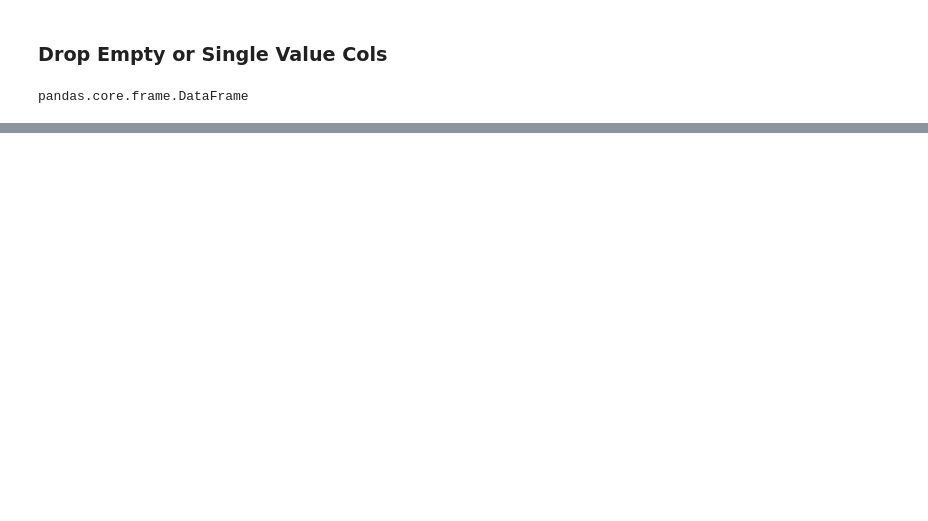
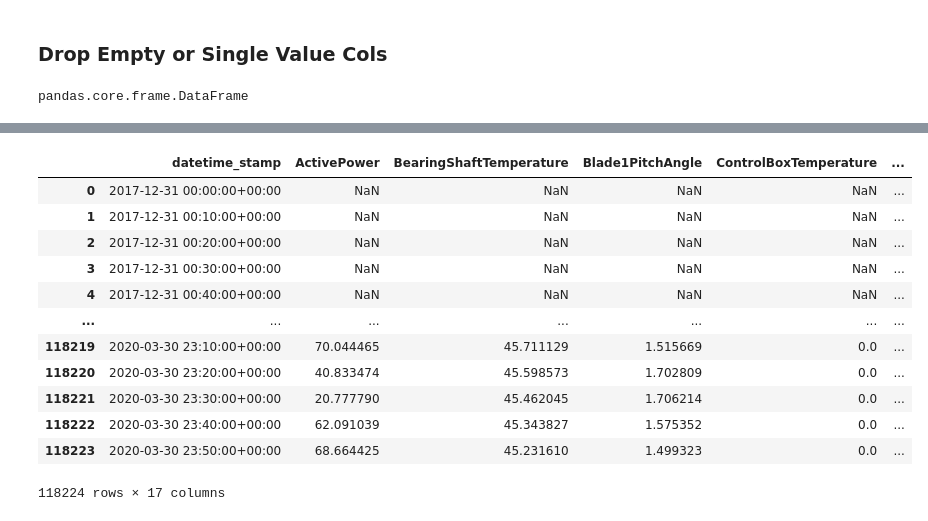
Before and after one commit to mathew-wai-lee/wind-energy-forecasting, a Jupyter notebook: notebooks/EDA.ipynb, the cells around one changed output, grey strips where cells are left out. Cells and saved outputs as stored; diff of their text form; code cells hidden in the pictures; blank space fills up the shorter version.

```diff
--- a/notebooks/EDA.ipynb
+++ b/notebooks/EDA.ipynb
@@ -81,0 +79,2 @@ df_renamed = df.withColumnRenamed("_c0", "datetime_stamp")
+# %%
+df_renamed['datetime_stamp'] = pd.to_datetime(df_renamed['datetime_stamp'])
@@ -82 +101,3 @@ df_renamed = df.withColumnRenamed("_c0", "datetime_stamp")
+# %%
+pdf = df_renamed.copy()
 # %%
@@ -105,5 +108,5 @@ root
 #     to_date(col("datetime_stamp")) =="2018-01-01"
 #     )
 # %%
-pdf = df_casted.toPandas()
+# pdf = df_casted.toPandas()
 # %%
@@ -169,4 +193,4 @@ dtype: float64
 ### pdf[["NacellePosition","WindDirection"]]
 
 
-df_drop_corr_cols = df_casted.drop("NacellePosition","RotorRPM", "AmbientTemperatue", "Blade2PitchAngle", "Blade3PitchAngle")
+df_drop_corr_cols = pdf.drop(["NacellePosition","RotorRPM", "AmbientTemperatue", "Blade2PitchAngle", "Blade3PitchAngle"], axis=1)
@@ -174,0 +197,16 @@ df_drop_cols = df_drop_corr_cols.drop("")
+# %%
+df_drop_corr_cols
+# %% [output]
+|  | datetime_stamp | ActivePower | BearingShaftTemperature | Blade1PitchAngle | ControlBoxTemperature | ... |
+| 0 | 2017-12-31 00:00:00+00:00 | NaN | NaN | NaN | NaN | ... |
+| 1 | 2017-12-31 00:10:00+00:00 | NaN | NaN | NaN | NaN | ... |
+| 2 | 2017-12-31 00:20:00+00:00 | NaN | NaN | NaN | NaN | ... |
+| 3 | 2017-12-31 00:30:00+00:00 | NaN | NaN | NaN | NaN | ... |
+| 4 | 2017-12-31 00:40:00+00:00 | NaN | NaN | NaN | NaN | ... |
+| ... | ... | ... | ... | ... | ... | ... |
+| 118219 | 2020-03-30 23:10:00+00:00 | 70.044465 | 45.711129 | 1.515669 | 0.0 | ... |
+| 118220 | 2020-03-30 23:20:00+00:00 | 40.833474 | 45.598573 | 1.702809 | 0.0 | ... |
+| 118221 | 2020-03-30 23:30:00+00:00 | 20.777790 | 45.462045 | 1.706214 | 0.0 | ... |
+| 118222 | 2020-03-30 23:40:00+00:00 | 62.091039 | 45.343827 | 1.575352 | 0.0 | ... |
+| 118223 | 2020-03-30 23:50:00+00:00 | 68.664425 | 45.231610 | 1.499323 | 0.0 | ... |
+118224 rows × 17 columns
```
Also changed, not shown: parts of 18 cells of this notebook.
